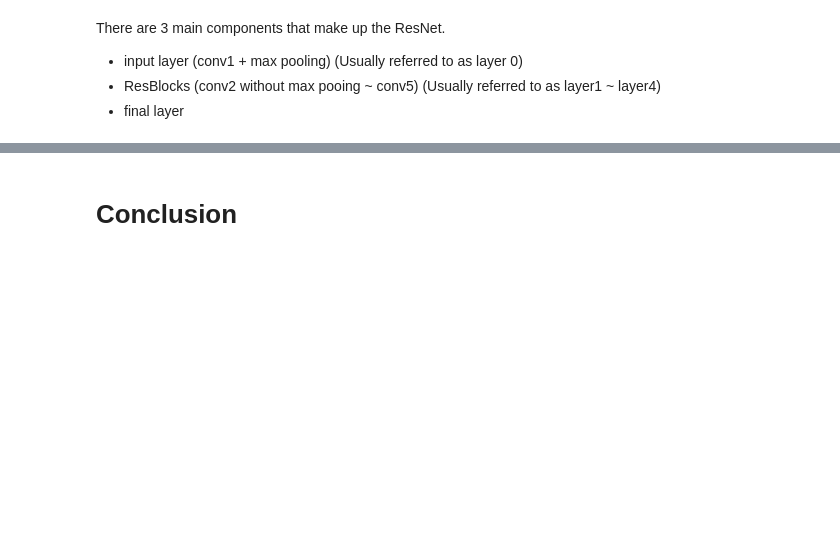
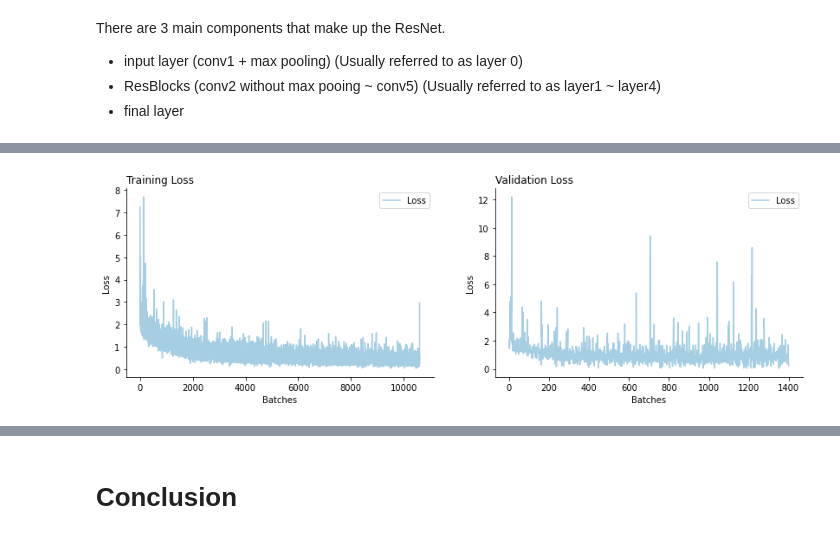
Before and after one commit to FiratSaritas/manhole-cover-classification, a Jupyter notebook: mainfile.ipynb, the cells around one changed output, grey strips where cells are left out. Cells and saved outputs as stored; diff of their text form; code cells hidden in the pictures; blank space fills up the shorter version.

Commit message:
add model and analyse of the model

```diff
--- a/mainfile.ipynb
+++ b/mainfile.ipynb
@@ -194,3 +210,5 @@ There are 3 main components that make up the ResNet.
 - input layer (conv1 + max pooling) (Usually referred to as layer 0)
 - ResBlocks (conv2 without max pooing ~ conv5) (Usually referred to as layer1 ~ layer4)
 - final layer
+# %%
+model152 = torch.load('resnet/152.pth')
@@ -196,0 +258,4 @@ There are 3 main components that make up the ResNet.
+# %%
+EvaluationPlots.plot_train_val_loss(model152.train_loss,model152.val_loss,)
+# %% [output]
+[figure, added]
```
Also changed, not shown: parts of 24 cells of this notebook.
